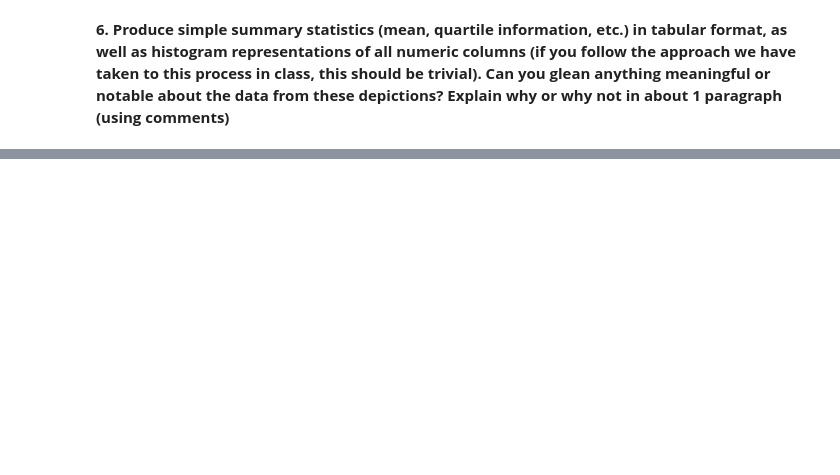
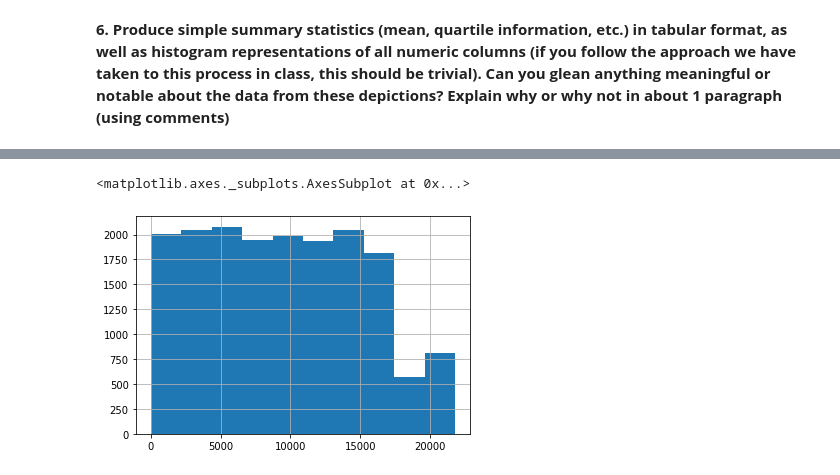
Before and after one commit to DSNortsev/CSE590-PythonAndDataAnalytics, a Jupyter notebook: Mid-term/Mid-term.ipynb, the cells around one changed output, grey strips where cells are left out. Saved outputs shown, nothing was run; the diff lists cells and outputs as text; code cells hidden in the pictures; blank space fills up the shorter version.

```diff
--- a/Mid-term/Mid-term.ipynb
+++ b/Mid-term/Mid-term.ipynb
@@ -135,0 +167,19 @@ Assuming entries that include multiple roles should use the smallest relevant va
+# %%
+def convert_artist_role(artists):
+  if pd.isnull(artists):
+    return '4'
+
+  result = []
+  for role in artists.split('|'):
+    if role in ['Artist', 'Maker', 'Manufacturer']:
+      result.append('1')
+    elif role in ['Designer', 'Decorator', 'Modeler']:
+      result.append('2')
+    elif role in ['Publisher', 'Patron', 'Retaile']:
+      result.append('3')
+    else:
+      result.append('4')
+  return '|'.join(result)
+
+# Convert Role string to numeric value
+df['Artist Role'] = df['Artist Role'].apply(lambda row: convert_artist_role(row))
@@ -139,0 +247,3 @@ ii. For the missing values, substitute the most common value (if more than one a
+# %%
+# Find a list of the most common values and impute it intead of missing field
+df = df.apply(lambda col: col.fillna(col.value_counts()[col.value_counts() == col.value_counts().max()].sample().index[0]))
@@ -141,0 +308,5 @@ ii. For the missing values, substitute the most common value (if more than one a
+# %%
+df['Object ID'].hist()
+# %% [output]
+<matplotlib.axes._subplots.AxesSubplot at 0x...>
+[figure, added]
```
Also changed, not shown: parts of 16 cells of this notebook.
